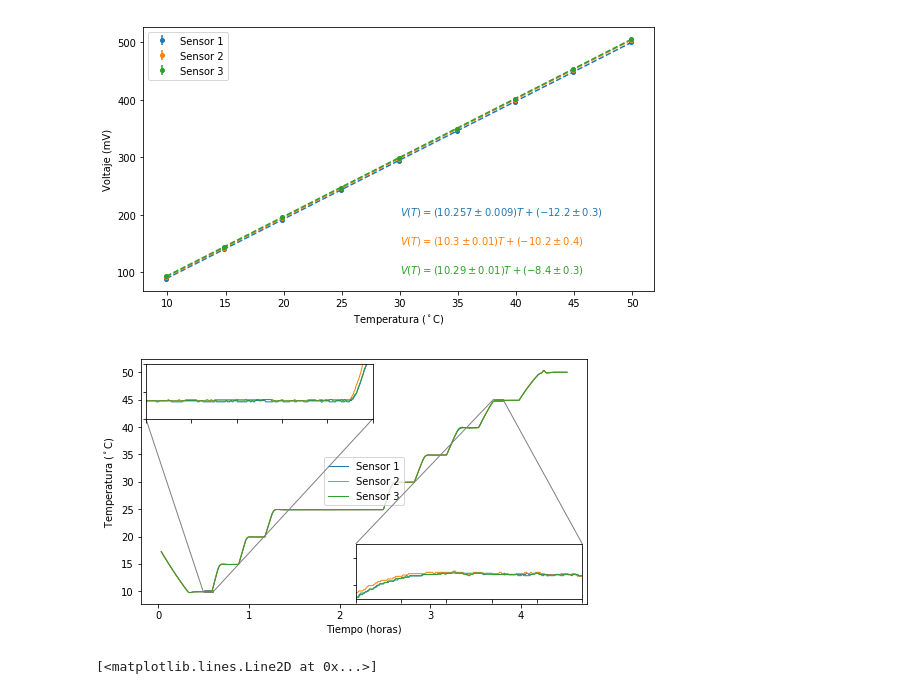
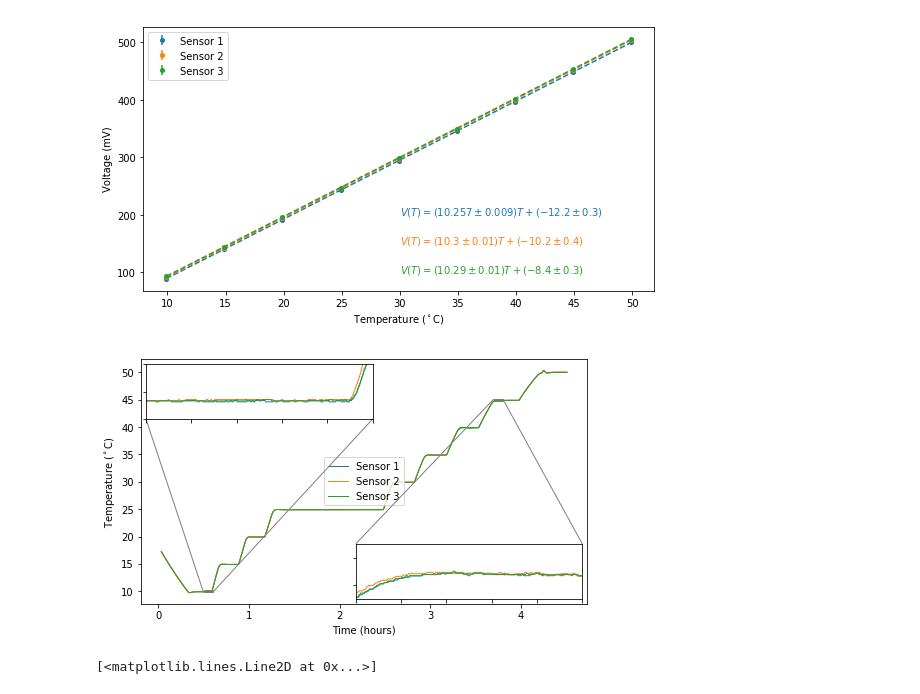
Before and after one commit to jsbarbosa/TesisQuimica, a Jupyter notebook: Data/TemperatureCalibration/Analysis.ipynb, the cells around one changed output. Drawn from its saved outputs; the diff is of its cells as text; code cells hidden in the pictures.

```diff
--- a/Data/TemperatureCalibration/Analysis.ipynb
+++ b/Data/TemperatureCalibration/Analysis.ipynb
@@ -179,36 +179,36 @@ plt.yticks(visible=False)
 plt.xticks(visible=False)
 axins2 = zoomed_inset_axes(ax, 25, loc=4) # zoom-factor: 2.5, location: upper-left
 plt.yticks(visible=False)
 plt.xticks(visible=False)
 
 for i in range(1, 4):
     ch = eval("ch%d"%i)
     y = getTemperature(ch[:, 1], ms[i-1, 0], bs[i-1, 0])
     ax.plot(ch[:, 0], y, label = "Sensor %d"%i, lw = 1)
     axins.plot(ch[:, 0], y, lw = 1)
     axins2.plot(ch[:, 0], y, lw = 1)
 
 ax.legend(loc = 10)
-ax.set_xlabel("Tiempo (horas)")
-ax.set_ylabel("Temperatura ($^\circ$C)")
+ax.set_xlabel("Time (hours)")
+ax.set_ylabel("Temperature ($^\circ$C)")
 
 axins.set_xlim(0.5, 0.6) # apply the x-limits
 axins.set_ylim(9.8, 10.2) # apply the y-limits
 
 axins2.set_xlim(3.7, 3.8) # apply the x-limits
 axins2.set_ylim(44.7, 45.1) # apply the y-limits
 
 # axins.set_tick_params(labelbottom=True)
 plt.yticks(visible=False)
 plt.xticks(visible=False)
 
 mark_inset(ax, axins, loc1=3, loc2=4, fc="none", ec="0.5")
 mark_inset(ax, axins2, loc1=1, loc2=2, fc="none", ec="0.5")
 
 plt.savefig("T-t.png", dpi = 300)
 plt.show()
 # %% [output]
-[figure, old version]
+[figure, new version]
 # %%
 data = np.genfromtxt("Temperature.txt", delimiter="\t", skip_header=1)
 # %%
```
Also changed, not shown: parts of 3 cells of this notebook, 54 other files.
